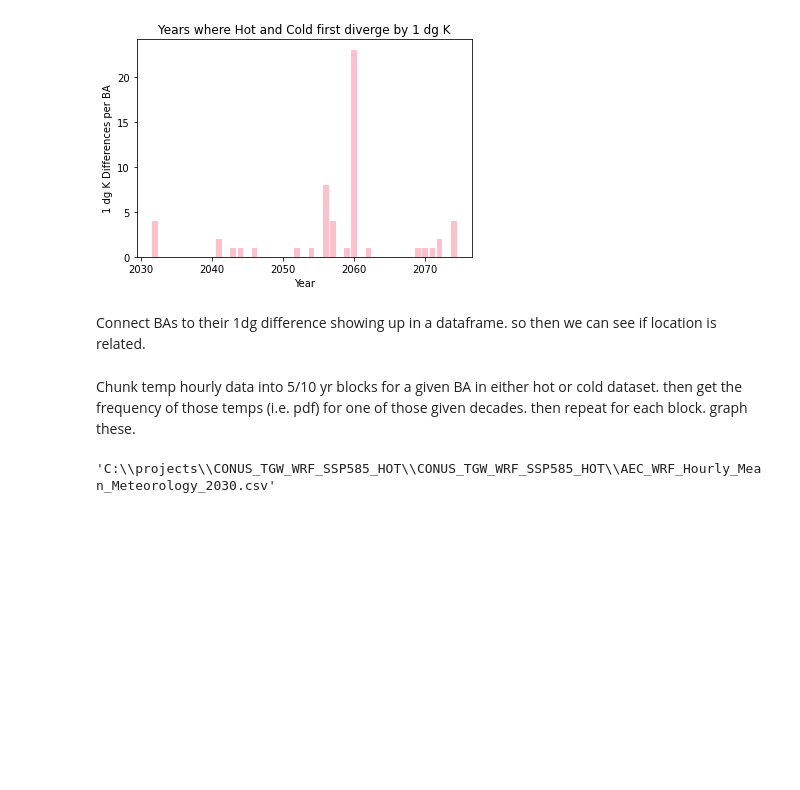
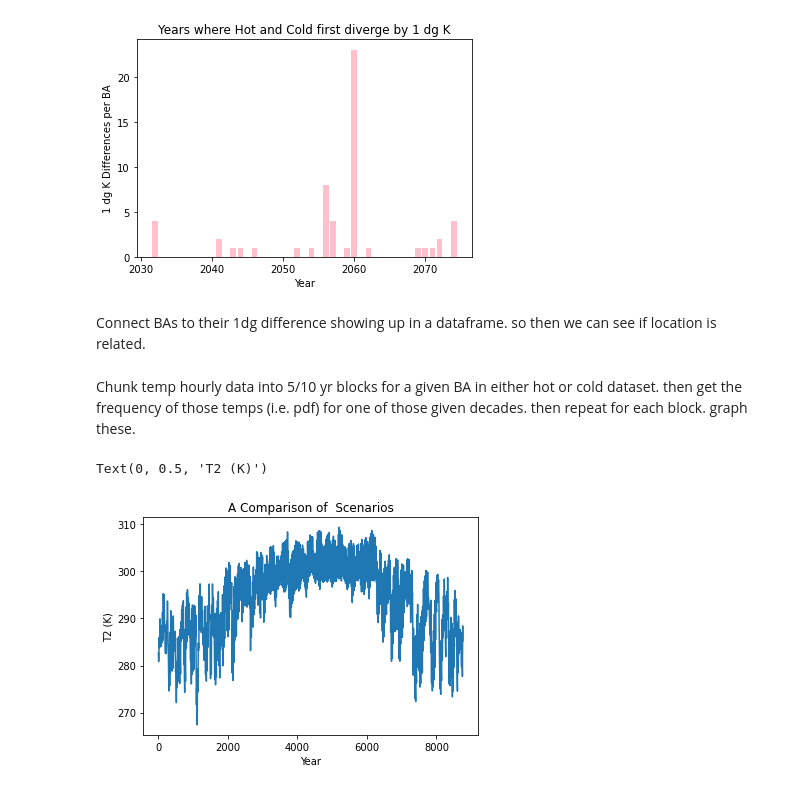
Before and after one commit to IMMM-SFA/misha_code, a Jupyter notebook: historical_means.ipynb, the cells around one changed output. Saved outputs shown, nothing was run; the diff lists cells and outputs as text; code cells hidden in the pictures; blank space fills up the shorter version.

Commit message:
finishes data_chunk and creates plotting function

```diff
--- a/historical_means.ipynb
+++ b/historical_means.ipynb
@@ -166,11 +166,12 @@ Connect BAs to their 1dg difference showing up in a dataframe. so then we can se
 Chunk temp hourly data into 5/10 yr blocks for a given BA in either hot or cold dataset. then get the frequency of those temps (i.e. pdf) for one of those given decades. then repeat for each block. graph these.
 # %%
 def data_chunk(first_year, files_path, input_BA): # input first_year as an integer: the first year of the decade you want e.g. 2020. input file_path as a raw string directory
-                                        # e.g. r'C:\projects\CONUS_TGW_WRF_SSP585_HOT\CONUS_TGW_WRF_SSP585_HOT' . input input_BA as a string e.g. 'AEC'
+                                                  # e.g. r'C:\projects\CONUS_TGW_WRF_SSP585_HOT\CONUS_TGW_WRF_SSP585_HOT' . input input_BA as a string e.g. 'AEC'
     # get a list of the files from the path
     list_of_files = glob.glob(os.path.join(files_path , "*.csv"))
 
     # get a list of the elements of each file name
+    BA_list_split = []
     for file_index in range(len(list_of_files)):
         base_name = os.path.splitext(os.path.basename(list_of_files[file_index]))[0]
         split = base_name.split("_")
@@ -189,13 +190,29 @@ def data_chunk(first_year, files_path, input_BA): # input first_year as an integ
                 first_file = list_of_files[file_index]
                 break
 
-    # df = pd.read_csv(file_name, index_col = None, header = 0)
-    # name = os.path.basename(file_name)
-    # files.append(name)
-    # t2_values.append(df['T2'])
+    # get a list of the 10 files to unpack
+    index_first_file = list_of_files.index(first_file)
+    decade_file_list = []
+    for file in list_of_files[index_first_file:]:
+        if len(decade_file_list) == 10:
+            break
+        decade_file_list.append(file)
 
-    return first_file
+
+    # create list of all t2 values from each file_name df
+    t2_values = []
+    for file_name in decade_file_list:
+        df = pd.read_csv(file_name, index_col = None, header = 0)
+        t2_values.append(df['T2'])
+
+    return t2_values
 # %%
-data_chunk(2030, r'C:\projects\CONUS_TGW_WRF_SSP585_HOT\CONUS_TGW_WRF_SSP585_HOT', 'AEC')
+aec_2030 = data_chunk(2030, r'C:\projects\CONUS_TGW_WRF_SSP585_HOT\CONUS_TGW_WRF_SSP585_HOT', 'AEC')
-# %% [output]
-'C:\\projects\\CONUS_TGW_WRF_SSP585_HOT\\CONUS_TGW_WRF_SSP585_HOT\\AEC_WRF_Hourly_Mean_Meteorology_2030.csv'
+# %%
+plt.plot(aec_2030[1])
+plt.xlabel('Year')
+plt.title('A Comparison of ' + ' Scenarios')
+plt.ylabel('T2 (K)')
+# %% [output]
+Text(0, 0.5, 'T2 (K)')
+[figure, added]
```
Also changed, not shown: parts of 2 cells of this notebook.
